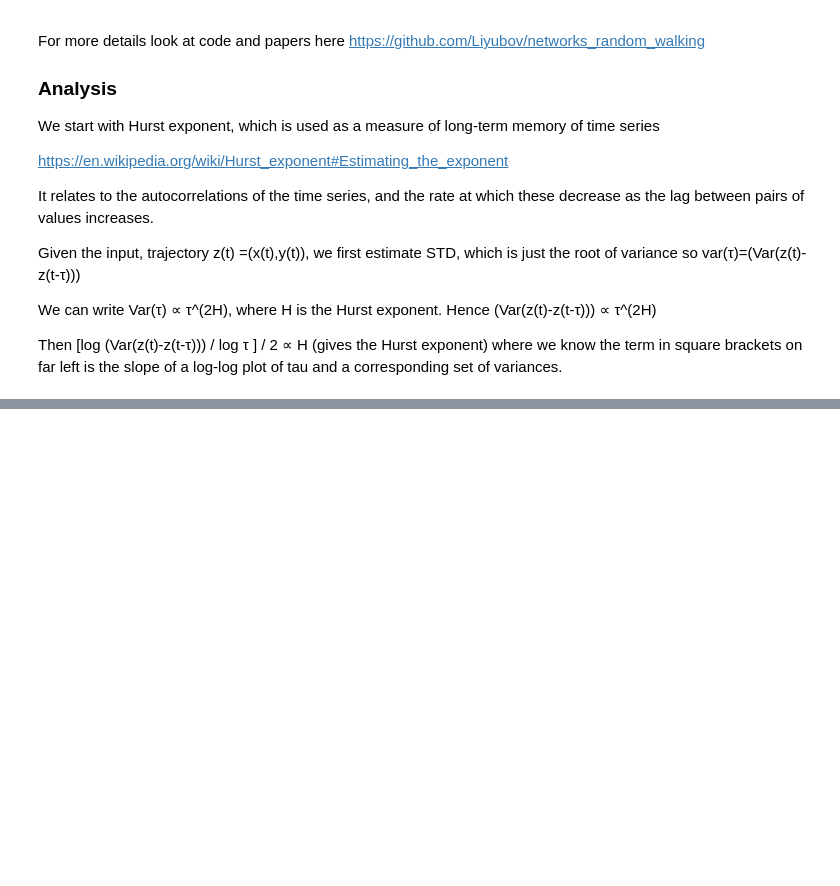
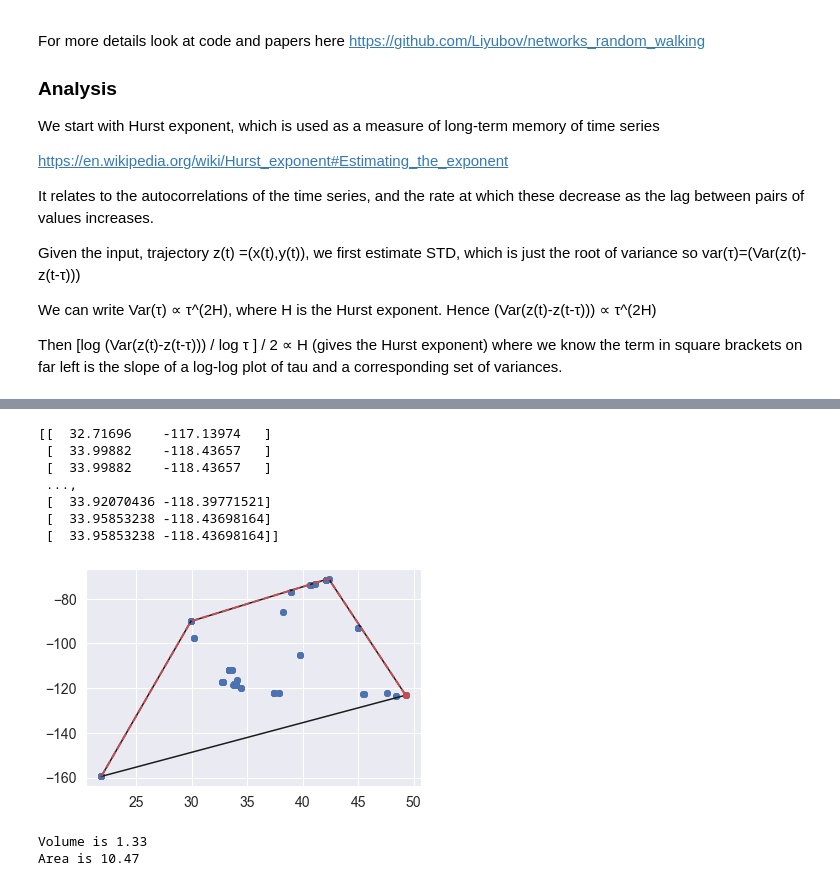
Before and after one commit to Liyubov/mobility_analysis_openhumans, a Jupyter notebook: Analysis of human mobility trajectories # open humans data.ipynb, the cells around one changed output, grey strips where cells are left out. Drawn from its saved outputs; the diff is of its cells as text; code cells hidden in the pictures; blank space fills up the shorter version.

```diff
--- a/Analysis of human mobility trajectories # open humans data.ipynb
+++ b/Analysis of human mobility trajectories # open humans data.ipynb
@@ -432,0 +395,65 @@ m.add_children(SAF)
+# %%
+import matplotlib.pyplot as plt
+import numpy as np
+import os
+#from RDP import rdp #import rdp
+import networkx as nx
+from scipy.spatial import ConvexHull
+
+
+N = 10 # number of points
+M = 5 # dimensions
+
+"""
+LOADING input data:
+# entries:  public_i pub_tag_i pub_time_i
+# public#i (Name and title encoded into number -> separate table)
+# tag of publication: there are finite number of tags (some of them are not corresponding to one field)
+# time index is better to make in linear scale -> 1:365*y, where y is number of years)
+"""
+
+#data points should be data from trajectories of researchers
+data = np.random.rand(N,M) #generate N datapoints in M dimensions
+#data = np.random.rand(30, 2)   # 30 random points in 2-D
+
+#load data from Openhumans file
+data = np.asarray(latlon) #give array, not the list
+print(data)
+
+"""
+ALGORITHM convext hull
+"""
+
+hull = ConvexHull(data)
+
+plt.plot(data[:,0], data[:,1], 'o')
+for simplex in hull.simplices:
+    plt.plot(data[simplex, 0], data[simplex, 1], 'k-')
+
+
+plt.plot(data[hull.vertices,0], data[hull.vertices,1], 'r--', lw=2)
+plt.plot(data[hull.vertices[0],0], data[hull.vertices[0],1], 'ro')
+plt.show()
+
+
+"""
+estimate the volume of the convex hull for trajectory in time frame
+"""
+
+
+points = np.array([[-1,-1, 1], [1, 1, 0], [-1, 1, 0], [1,-1, -1]])
+hull = ConvexHull(points)
+
+print("Volume is %2.2f" % hull.volume) # N-d object
+print("Area is %2.2f" % hull.area) # (N-1)-d object
+# %% [output]
+[[  32.71696    -117.13974   ]
+ [  33.99882    -118.43657   ]
+ [  33.99882    -118.43657   ]
+ ...,
+ [  33.92070436 -118.39771521]
+ [  33.95853238 -118.43698164]
+ [  33.95853238 -118.43698164]]
+[figure, added]
+Volume is 1.33
+Area is 10.47
```
Also changed, not shown: parts of 5 cells of this notebook.
